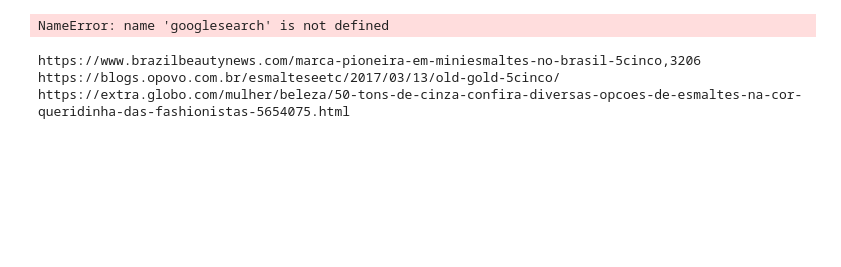
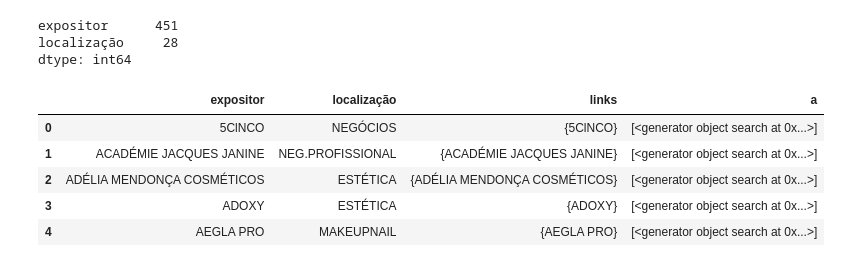
Before and after one commit to GimenesPaula/GimenesPaula, a Jupyter notebook: ScrapeGoogle.ipynb, the cells around one changed output. Cells and saved outputs as stored; diff of their text form; code cells hidden in the pictures; blank space fills up the shorter version.

```diff
--- a/ScrapeGoogle.ipynb
+++ b/ScrapeGoogle.ipynb
@@ -12,15 +15,18 @@ uploaded = files.upload()
 # %%
 filename = next(iter(uploaded))
-# %%
-# set query to search for in Google
-query = "5cinco"
-# execute query and store search results
-results = googlesearch.search(query, tld="com", lang="pt", stop=3, pause=2)
-# iterate over all search results and print them
-for result in results:
-  html_content = urlopen(result).read()
-  soup = BeautifulSoup(html_content, 'lxml')
-  for i in box.find_all('strong', 'Endereço'):
-    print(i)
-# %% [output]
-NameError: name 'googlesearch' is not defined
+# %%
+data = '/content/'+filename
+df = pd.read_excel(data)
+pd.options.display.max_columns = None
+df.nunique()
+# %% [output]
+expositor      451
+localização     28
+dtype: int64
+# %%
+results = []
+for i in df['expositor ']:
+  resultados = googlesearch.search(i, tld="com", lang="pt", stop=1, pause=2)
+  for resultado in resultados:
+    results.append(resultado)
+df['b'] = results
@@ -27,3 +35,12 @@ NameError: name 'googlesearch' is not defined
+# %%
+df.head()
+# %% [output]
+|  | expositor | localização | links | a |
+| 0 | 5ClNCO | NEGÓCIOS | {5ClNCO} | [<generator object search at 0x...>] |
+| 1 | ACADÉMIE JACQUES JANINE | NEG.PROFISSIONAL | {ACADÉMIE JACQUES JANINE} | [<generator object search at 0x...>] |
+| 2 | ADÉLIA MENDONÇA COSMÉTICOS | ESTÉTICA | {ADÉLIA MENDONÇA COSMÉTICOS} | [<generator object search at 0x...>] |
+| 3 | ADOXY | ESTÉTICA | {ADOXY} | [<generator object search at 0x...>] |
+| 4 | AEGLA PRO | MAKEUPNAIL | {AEGLA PRO} | [<generator object search at 0x...>] |
 # %%
 file = open('filename.html', encoding= "UTF-8")
 soup = BeautifulSoup(file, 'lxml')
@@ -49,10 +66,6 @@ results = googlesearch.search_news(query, tld="com", lang="pt", stop=3, pause=2)
 # iterate over all search results and print them
 for result in results:
   print(result)
-# %% [output]
-https://www.brazilbeautynews.com/marca-pioneira-em-miniesmaltes-no-brasil-5cinco,3206
-https://blogs.opovo.com.br/esmalteseetc/2017/03/13/old-gold-5cinco/
-https://extra.globo.com/mulher/beleza/50-tons-de-cinza-confira-diversas-opcoes-de-esmaltes-na-cor-queridinha-das-fashionistas-5654075.html
 # %%
 def get_user_agent():
  return googlesearch.get_random_user_agent()[source]
```
Also changed, not shown: parts of 6 cells of this notebook.
